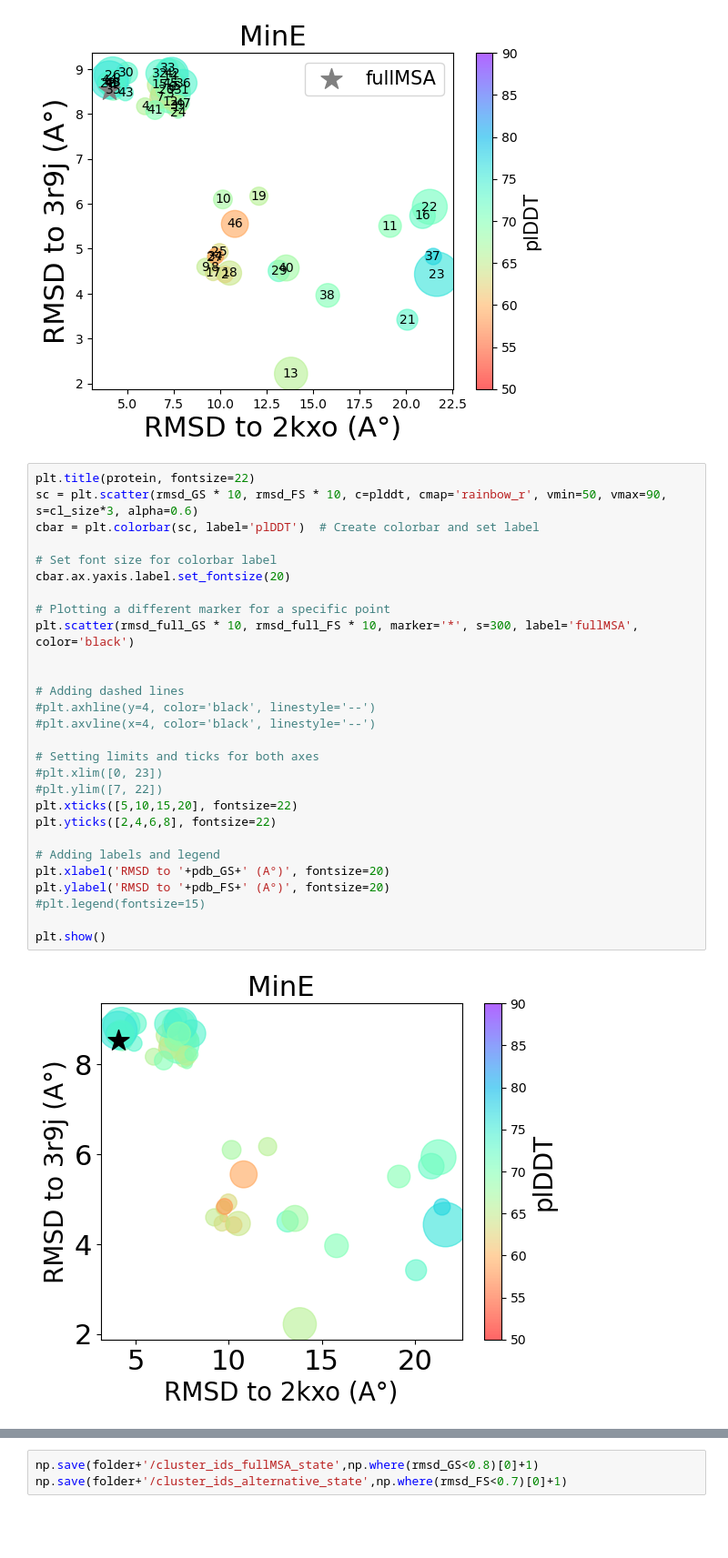
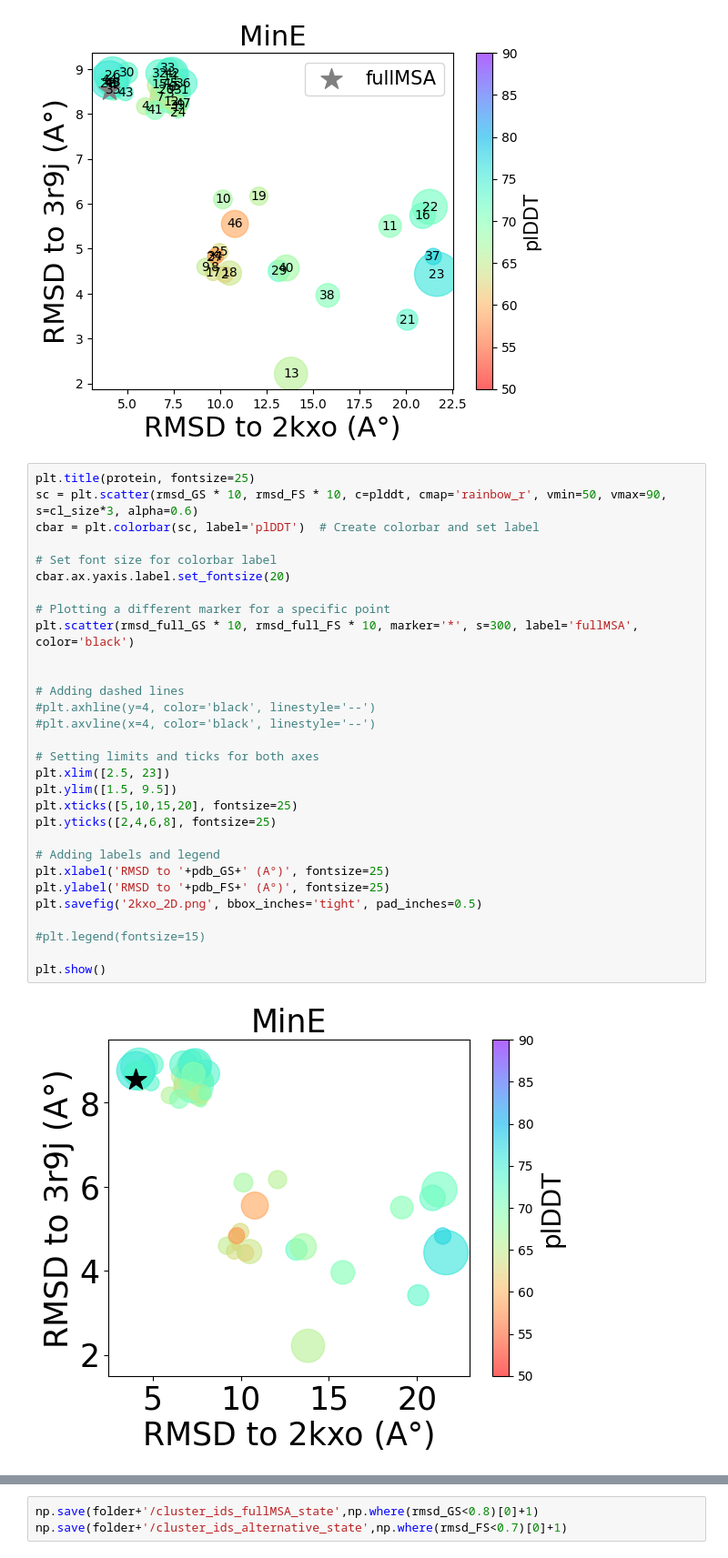
Before and after one commit to RitAreaSciencePark/MSARC, a Jupyter notebook: output_files/pdb_2KXO/2D_rmsd_plot.ipynb, the cells around one changed output, grey strips where cells are left out. Shown: that part at 91% size. Cells and saved outputs as stored; diff of their text form; blank space fills up the shorter version.

Commit message:
2D rmsd plots updated

```diff
--- a/output_files/pdb_2KXO/2D_rmsd_plot.ipynb
+++ b/output_files/pdb_2KXO/2D_rmsd_plot.ipynb
@@ -246,35 +246,37 @@ plt.show()
 # %% [output]
 [figure]
 # %%
-plt.title(protein, fontsize=22)
+plt.title(protein, fontsize=25)
 sc = plt.scatter(rmsd_GS * 10, rmsd_FS * 10, c=plddt, cmap='rainbow_r', vmin=50, vmax=90, s=cl_size*3, alpha=0.6)
 cbar = plt.colorbar(sc, label='plDDT')  # Create colorbar and set label
 
 # Set font size for colorbar label
 cbar.ax.yaxis.label.set_fontsize(20)
 
 # Plotting a different marker for a specific point
 plt.scatter(rmsd_full_GS * 10, rmsd_full_FS * 10, marker='*', s=300, label='fullMSA', color='black')
 
 
 # Adding dashed lines
 #plt.axhline(y=4, color='black', linestyle='--')
 #plt.axvline(x=4, color='black', linestyle='--')
 
 # Setting limits and ticks for both axes
-#plt.xlim([0, 23])
-#plt.ylim([7, 22])
-plt.xticks([5,10,15,20], fontsize=22)
-plt.yticks([2,4,6,8], fontsize=22)
+plt.xlim([2.5, 23])
+plt.ylim([1.5, 9.5])
+plt.xticks([5,10,15,20], fontsize=25)
+plt.yticks([2,4,6,8], fontsize=25)
 
 # Adding labels and legend
-plt.xlabel('RMSD to '+pdb_GS+' (A°)', fontsize=20)
-plt.ylabel('RMSD to '+pdb_FS+' (A°)', fontsize=20)
+plt.xlabel('RMSD to '+pdb_GS+' (A°)', fontsize=25)
+plt.ylabel('RMSD to '+pdb_FS+' (A°)', fontsize=25)
+plt.savefig('2kxo_2D.png', bbox_inches='tight', pad_inches=0.5)
+
 #plt.legend(fontsize=15)
 
 plt.show()
 # %% [output]
-[figure, old version]
+[figure, new version]
 # %%
 np.where(rmsd_GS<0.8)[0]+1
 # %% [output]
```
Also changed, not shown: parts of 4 cells of this notebook, 4 other files.
